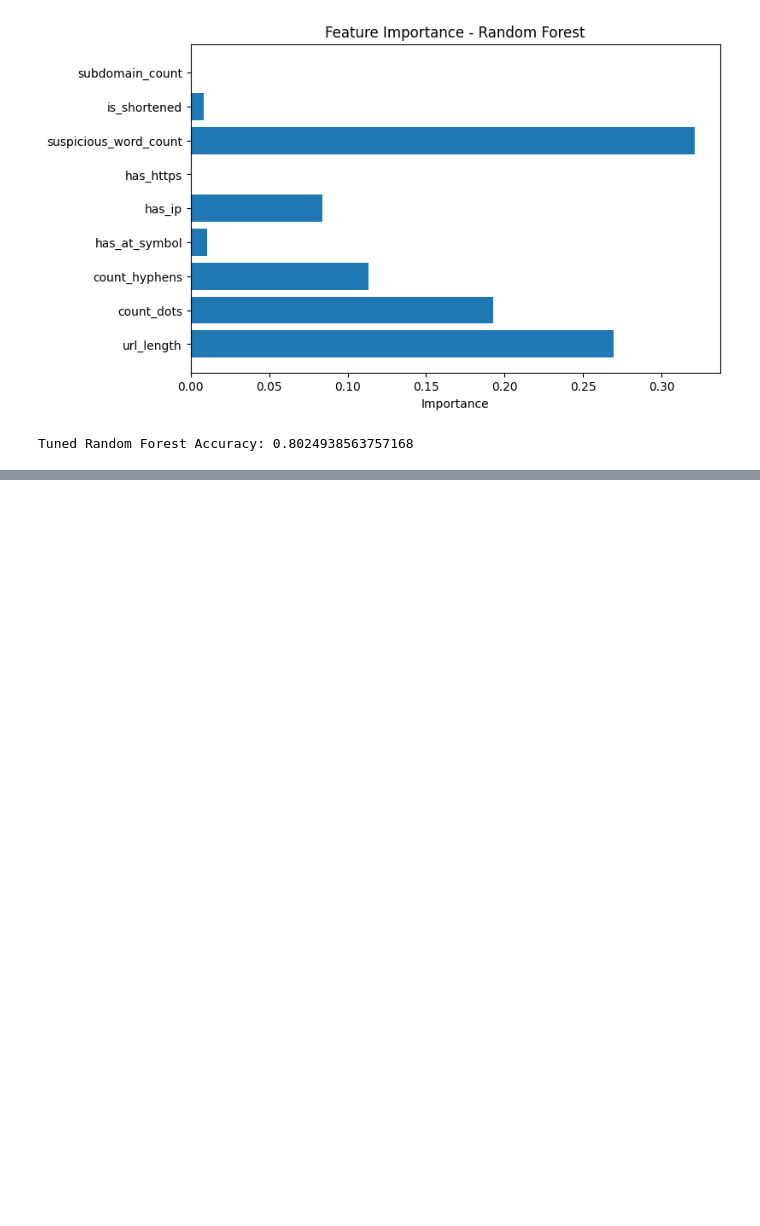
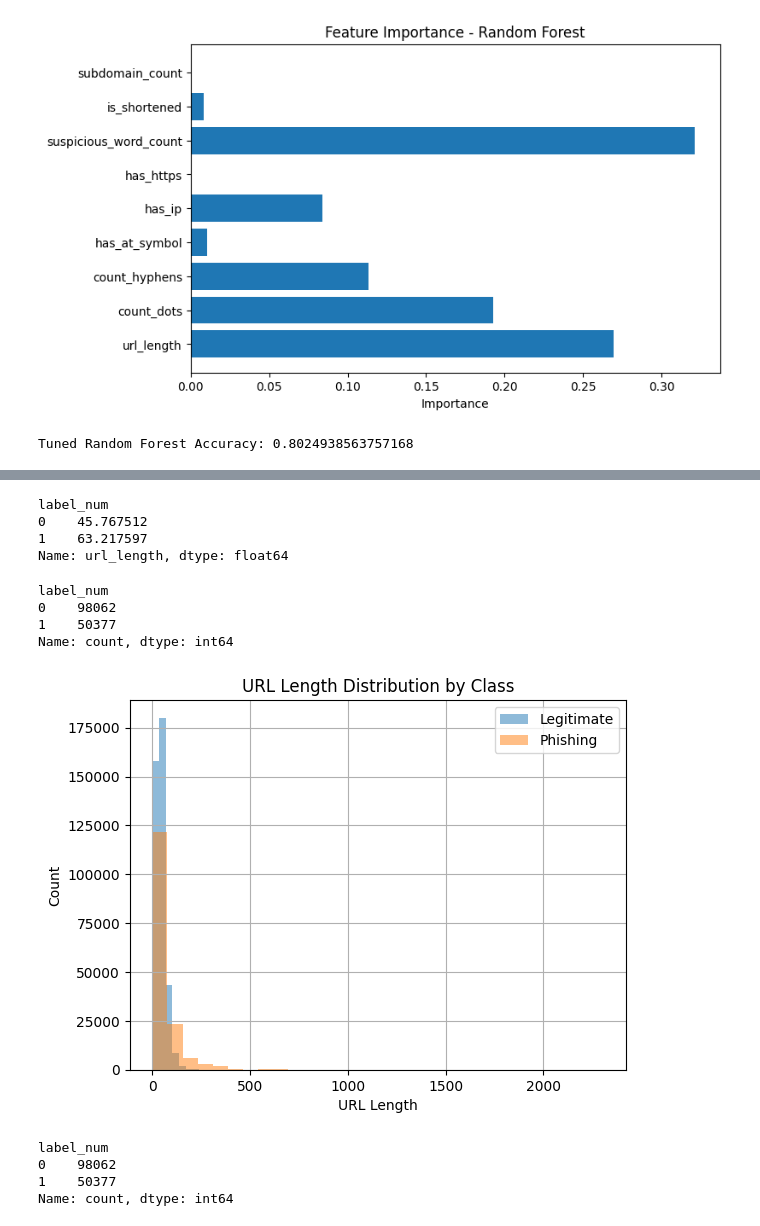
Before and after one commit to prathikshaganiyar/phishing-detector, a Jupyter notebook: Untitled.ipynb, the cells around one changed output, grey strips where cells are left out. Drawn from its saved outputs; the diff is of its cells as text; code cells hidden in the pictures; blank space fills up the shorter version.

```diff
--- a/Untitled.ipynb
+++ b/Untitled.ipynb
@@ -373,0 +456,35 @@ Tuned Random Forest Accuracy: 0.8024938563757168
+# %%
+df.groupby('label_num')['url_length'].mean()
+# %% [output]
+label_num
+0    45.767512
+1    63.217597
+Name: url_length, dtype: float64
+# %%
+short_urls = df[df['url_length'] < 30]
+short_urls['label_num'].value_counts()
+# %% [output]
+label_num
+0    98062
+1    50377
+Name: count, dtype: int64
+# %%
+import matplotlib.pyplot as plt
+
+df[df['label_num']==0]['url_length'].hist(bins=30, alpha=0.5, label='Legitimate')
+df[df['label_num']==1]['url_length'].hist(bins=30, alpha=0.5, label='Phishing')
+plt.xlabel('URL Length')
+plt.ylabel('Count')
+plt.legend()
+plt.title('URL Length Distribution by Class')
+plt.show()
+# %% [output]
+[figure, added]
+# %%
+short_urls = df[df['url_length'] < 30]
+short_urls['label_num'].value_counts()
+# %% [output]
+label_num
+0    98062
+1    50377
+Name: count, dtype: int64
```
Also changed, not shown: parts of 6 cells of this notebook, 1 other file.
